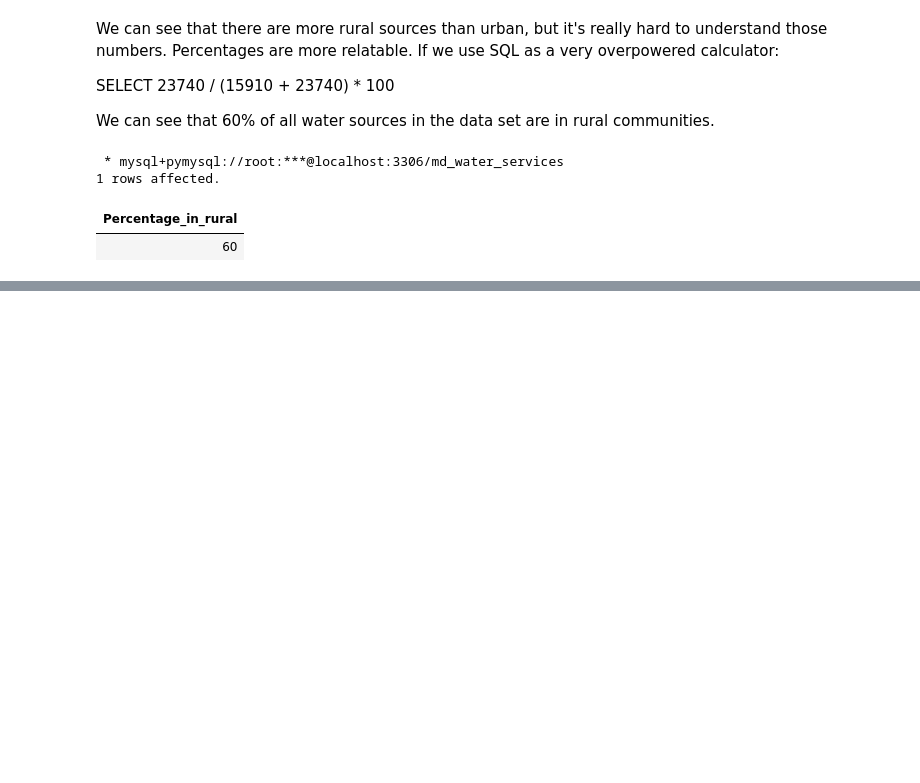
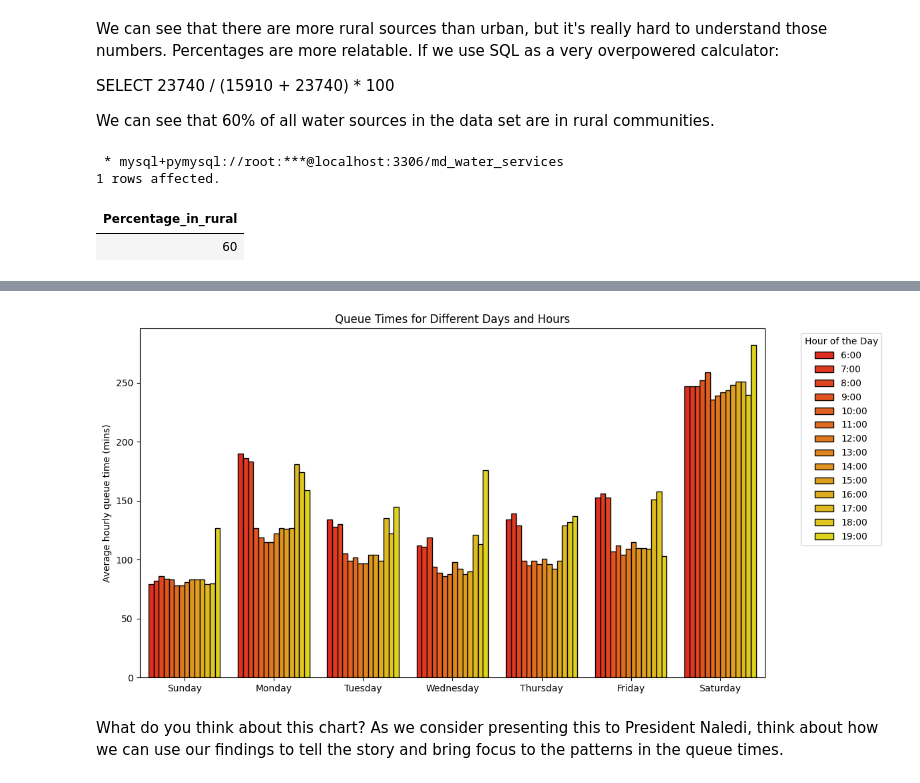
Before and after one commit to ClintonBeyene/ALX-ExploreAI-DataScience, a Jupyter notebook: SQL/Integrated Project Part 2 - Clustering Data To Unveil Maji Ndogo’s Water Crisis/Integrated Project Part 2 - Clustering Data To Unveil Maji Ndogo’s Water Crisis.ipynb, the cells around one changed output, grey strips where cells are left out. Drawn from its saved outputs; the diff is of its cells as text; code cells hidden in the pictures; blank space fills up the shorter version.

```diff
--- a/SQL/Integrated Project Part 2 - Clustering Data To Unveil Maji Ndogo’s Water Crisis/Integrated Project Part 2 - Clustering Data To Unveil Maji Ndogo’s Water Crisis.ipynb
+++ b/SQL/Integrated Project Part 2 - Clustering Data To Unveil Maji Ndogo’s Water Crisis/Integrated Project Part 2 - Clustering Data To Unveil Maji Ndogo’s Water Crisis.ipynb
@@ -467,0 +1242,36 @@ SELECT ROUND(23740 / (15910 + 23740) * 100) AS Percentage_in_rural
+# %%
+# Make sure df has hour_of_day as index and weekdays as columns
+df = df.reset_index().melt(id_vars='hour_of_day', var_name='day', value_name='avg_queue_time')
+
+# Ensure the hour_of_day is ordered
+df['hour_of_day'] = pd.to_datetime(df['hour_of_day'], format='%H:%M').dt.hour
+df['hour_str'] = df['hour_of_day'].astype(str) + ":00"
+
+# Sort days manually for order
+day_order = ['Sunday', 'Monday', 'Tuesday', 'Wednesday', 'Thursday', 'Friday', 'Saturday']
+df['day'] = pd.Categorical(df['day'], categories=day_order, ordered=True)
+
+# Plot
+plt.figure(figsize=(12, 6))
+sns.barplot(
+    data=df,
+    x='day',
+    y='avg_queue_time',
+    hue='hour_str',
+    palette='autumn',
+    edgecolor='black'
+)
+
+plt.title("Queue Times for Different Days and Hours")
+plt.ylabel("Average hourly queue time (mins)")
+plt.xlabel("")
+
+# Add legend title and adjust
+plt.legend(title='Hour of the Day', bbox_to_anchor=(1.05, 1), loc='upper left')
+plt.tight_layout()
+plt.show()
+# %% [output]
+[figure, added]
+# %% [markdown]
+What do you think about this chart? As we consider presenting this to President Naledi, think about how we can use our findings to tell the story
+and bring focus to the patterns in the queue times.
```
Also changed, not shown: parts of 115 cells of this notebook.
